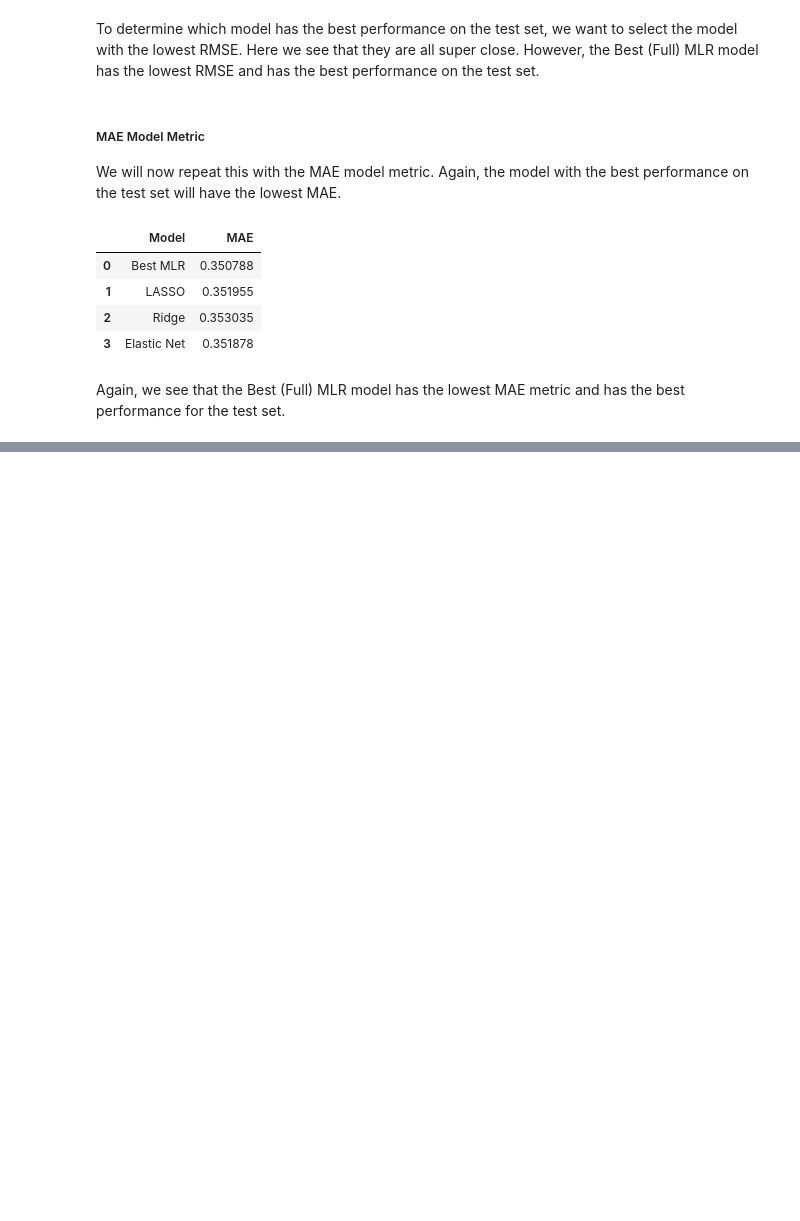
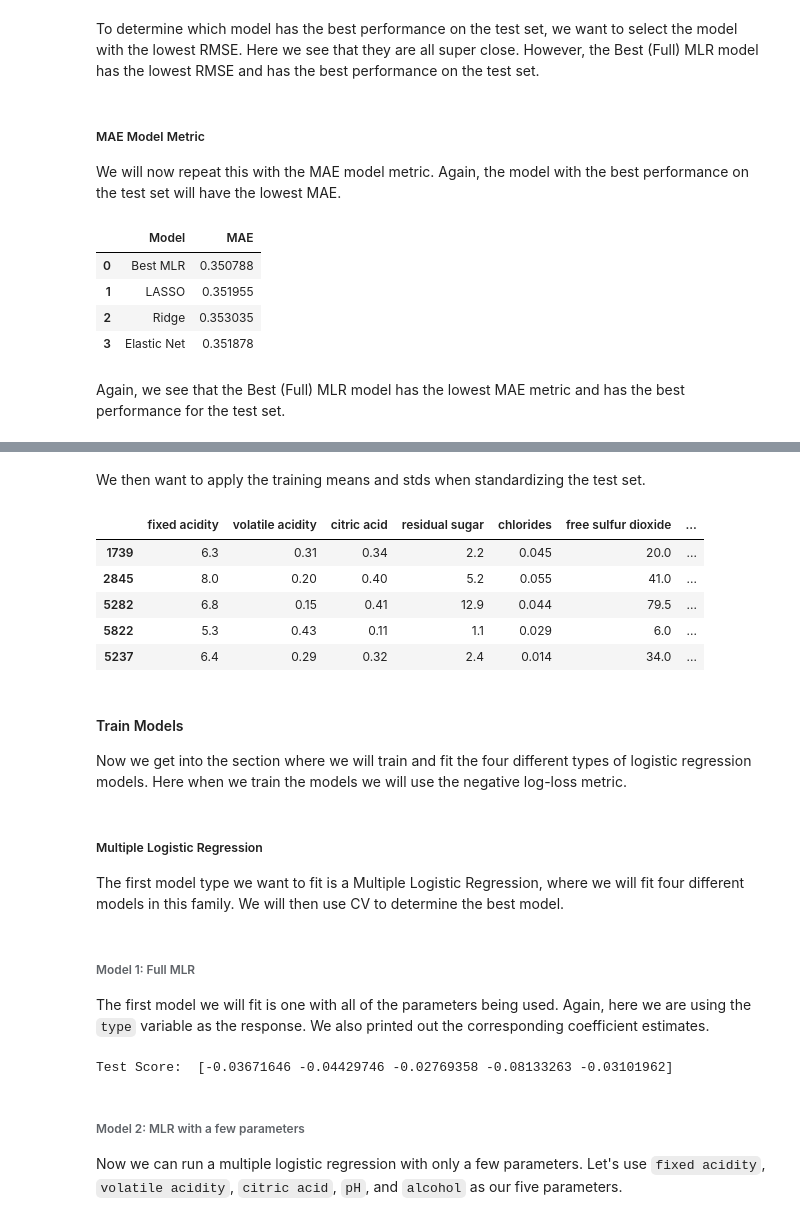
Before and after one commit to Ambaright/ST-554-Homework-7, a Jupyter notebook: Baright_ST554_Homework_7.ipynb, the cells around one changed output, grey strips where cells are left out. Drawn from its saved outputs; the diff is of its cells as text; code cells hidden in the pictures; blank space fills up the shorter version.

Commit message:
First two Logistic mlr models

```diff
--- a/Baright_ST554_Homework_7.ipynb
+++ b/Baright_ST554_Homework_7.ipynb
@@ -414,0 +419,10 @@ Again, we see that the Best (Full) MLR model has the lowest MAE metric and has t
+# %%
+# Some packages we may need for the classification tasks
+from sklearn.linear_model import LogisticRegression, LogisticRegressionCV
+from sklearn.metrics import log_loss, accuracy_score
+
+X_train_c = train_df.drop("type", axis = 1)
+y_train_c = train_df["type"]
+
+X_test_c = test_df.drop("type", axis = 1)
+y_test_c = test_df["type"]
@@ -414,0 +431,6 @@ Again, we see that the Best (Full) MLR model has the lowest MAE metric and has t
+# %%
+means_c = X_train_c.apply(np.mean, axis = 0)
+stds_c = X_train_c.apply(np.std, axis = 0)
+
+X_train_c = X_train_c.apply(lambda x: (x - np.mean(x))/np.std(x), axis = 0)
+X_train_c.head()
@@ -414,0 +444,40 @@ Again, we see that the Best (Full) MLR model has the lowest MAE metric and has t
+# %% [markdown]
+We then want to apply the training means and stds when standardizing the test set.
+# %%
+#loop through the columns and use the function on each
+for x in X_test_c.columns:
+    X_test_c[x] = my_std_fun(X_test_c[x], means_c[x], stds_c[x])
+X_test_c.head()
+# %% [output]
+|  | fixed acidity | volatile acidity | citric acid | residual sugar | chlorides | free sulfur dioxide | ... |
+| 1739 | 6.3 | 0.31 | 0.34 | 2.2 | 0.045 | 20.0 | ... |
+| 2845 | 8.0 | 0.20 | 0.40 | 5.2 | 0.055 | 41.0 | ... |
+| 5282 | 6.8 | 0.15 | 0.41 | 12.9 | 0.044 | 79.5 | ... |
+| 5822 | 5.3 | 0.43 | 0.11 | 1.1 | 0.029 | 6.0 | ... |
+| 5237 | 6.4 | 0.29 | 0.32 | 2.4 | 0.014 | 34.0 | ... |
+# %% [markdown]
+#### Train Models
+
+Now we get into the section where we will train and fit the four different types of logistic regression models. Here when we train the models we will use the negative log-loss metric.
+# %% [markdown]
+##### Multiple Logistic Regression
+
+The first model type we want to fit is a Multiple Logistic Regression, where we will fit four different models in this family. We will then use CV to determine the best model.
+# %% [markdown]
+###### Model 1: Full MLR
+
+The first model we will fit is one with all of the parameters being used. Again, here we are using the `type` variable as the response. We also printed out the corresponding coefficient estimates.
+# %%
+cv_mlogr1 = cross_validate(
+    LogisticRegression(penalty = None),
+    X_train_c,
+    y_train_c,
+    cv = 5,
+    scoring = "neg_log_loss")
+print("Test Score: ", cv_mlogr1['test_score'])
+# %% [output]
+Test Score:  [-0.03671646 -0.04429746 -0.02769358 -0.08133263 -0.03101962]
+# %% [markdown]
+###### Model 2: MLR with a few parameters
+
+Now we can run a multiple logistic regression with only a few parameters. Let's use `fixed acidity`, `volatile acidity`, `citric acid`, `pH`, and `alcohol` as our five parameters.
```
Also changed, not shown: parts of 4 cells of this notebook.
